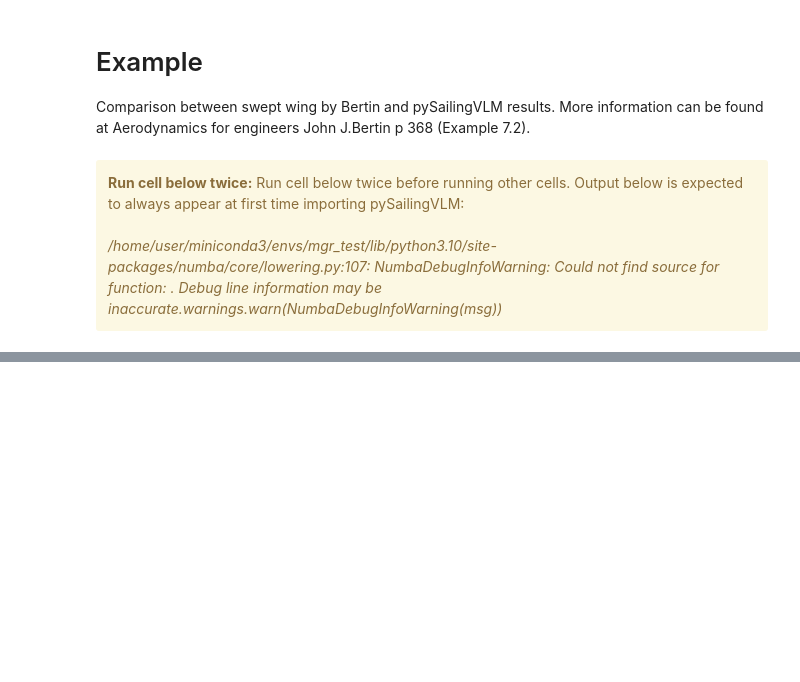
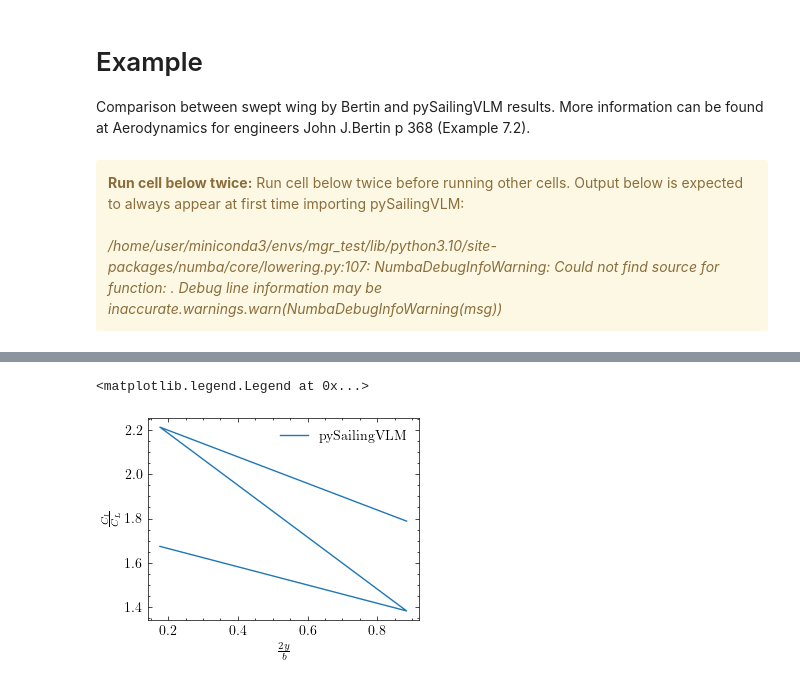
Before and after one commit to orgSailingVLM/pySailingVLM, a Jupyter notebook: pySailingVLM/examples/sailingvlm_example.ipynb, the cells around one changed output, grey strips where cells are left out. Cells and saved outputs as stored; diff of their text form; code cells hidden in the pictures; blank space fills up the shorter version.

```diff
--- a/pySailingVLM/examples/sailingvlm_example.ipynb
+++ b/pySailingVLM/examples/sailingvlm_example.ipynb
@@ -179,0 +300,13 @@ plt.plot(AoA_degs, C_results)
+# %%
+N = int(sail_set.panels.shape[0] / 2)
+cav = chord_length
+y_data = np.array([calculate_ydata(myvlm.gamma_magnitude[i], C[0], cav, w, height) for i in range(N)])
+cp_y = np.split(myvlm.cp, 2)[0][:,2]
+x_data = 2 * cp_y / (half_wing_span * 2)
+# %%
+a = np.array([calculate_ydata(myvlm.gamma_magnitude[i], C[0], cav, w, height) for i in range(N)])
+b = np.split(a, solver.n_spanwise)
+y_data = [np.sum(c) for c in b]
+
+cp_y = np.split(myvlm.cp, 2)[0][:,2]
+x_data = 2 * cp_y.reshape(solver.n_spanwise, solver.n_chordwise)[:, 0] / (half_wing_span * 2)
@@ -179,0 +316,15 @@ plt.plot(AoA_degs, C_results)
+# %%
+# importing matplotlib module
+from matplotlib import pyplot as plt
+fig = plt.figure()
+ax = fig.add_subplot(1, 1, 1)
+ax.plot(x_data, y_data, color='tab:blue', label='pySailingVLM')
+#ax.plot(x_good, ydata_good, color='tab:orange', linestyle='dashed', label='Bertin')
+
+ax.set_xlabel(r"$\frac{2y}{b}$")
+ax.set_ylabel(r"$\frac{C_{l}}{C_{L}}$")
+#ax.set_title("Spanwise lift distribution")
+ax.legend()
+# %% [output]
+<matplotlib.legend.Legend at 0x...>
+[figure, added]
```
Also changed, not shown: parts of 9 cells of this notebook, 3 other files.
